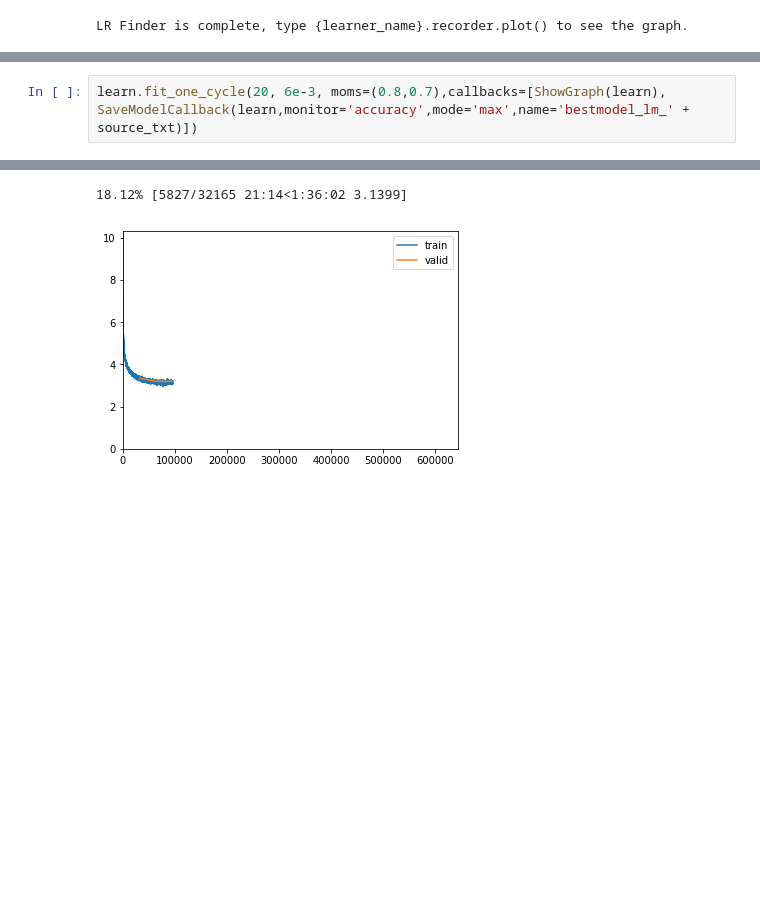
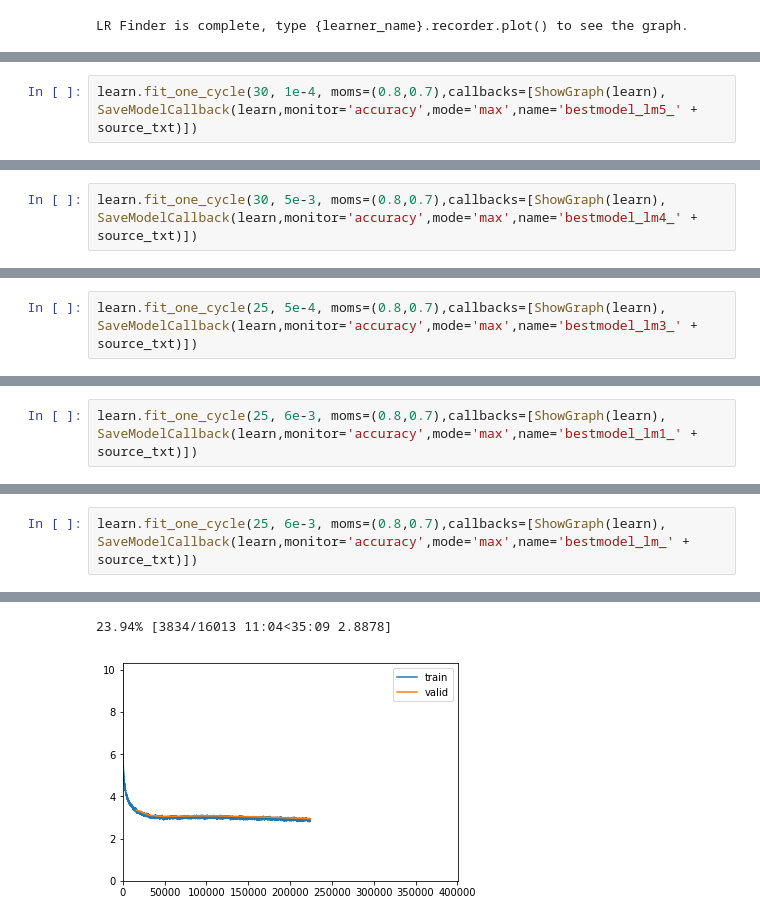
Before and after one commit to cudawarped/fastai-notebooks, a Jupyter notebook: nlp/wiki103_greek.ipynb, the cells around one changed output, grey strips where cells are left out. Drawn from its saved outputs; the diff is of its cells as text; blank space fills up the shorter version.

```diff
--- a/nlp/wiki103_greek.ipynb
+++ b/nlp/wiki103_greek.ipynb
@@ -156,0 +159,2 @@ learn.recorder.plot(skip_end=15)
+# %%
+learn.fit_one_cycle(30, 1e-4, moms=(0.8,0.7),callbacks=[ShowGraph(learn), SaveModelCallback(learn,monitor='accuracy',mode='max',name='bestmodel_lm5_' + source_txt)])
@@ -156,0 +180,2 @@ learn.recorder.plot(skip_end=15)
+# %%
+learn.fit_one_cycle(30, 5e-3, moms=(0.8,0.7),callbacks=[ShowGraph(learn), SaveModelCallback(learn,monitor='accuracy',mode='max',name='bestmodel_lm4_' + source_txt)])
@@ -156,0 +202,2 @@ learn.recorder.plot(skip_end=15)
+# %%
+learn.fit_one_cycle(25, 5e-4, moms=(0.8,0.7),callbacks=[ShowGraph(learn), SaveModelCallback(learn,monitor='accuracy',mode='max',name='bestmodel_lm3_' + source_txt)])
@@ -156,0 +223,2 @@ learn.recorder.plot(skip_end=15)
+# %%
+learn.fit_one_cycle(25, 6e-3, moms=(0.8,0.7),callbacks=[ShowGraph(learn), SaveModelCallback(learn,monitor='accuracy',mode='max',name='bestmodel_lm1_' + source_txt)])
@@ -157,3 +243,3 @@ learn.recorder.plot(skip_end=15)
 # %%
-learn.fit_one_cycle(20, 6e-3, moms=(0.8,0.7),callbacks=[ShowGraph(learn), SaveModelCallback(learn,monitor='accuracy',mode='max',name='bestmodel_lm_' + source_txt)])
+learn.fit_one_cycle(25, 6e-3, moms=(0.8,0.7),callbacks=[ShowGraph(learn), SaveModelCallback(learn,monitor='accuracy',mode='max',name='bestmodel_lm_' + source_txt)])
 # %% [output]
@@ -165,5 +262,5 @@ learn.fit_one_cycle(20, 6e-3, moms=(0.8,0.7),callbacks=[ShowGraph(learn), SaveMo
-18.12% [5827/32165 21:14<1:36:02 3.1399]
+23.94% [3834/16013 11:04<35:09 2.8878]
-[figure, old version]
+[figure, new version]
 # %%
 #learn = language_model_learner(data_lm, drop_mult=0.1)
 learn = language_model_learner(data_lm, drop_mult=0.1,qrnn=True)
```
Also changed, not shown: parts of 20 cells of this notebook, 8 other files.
